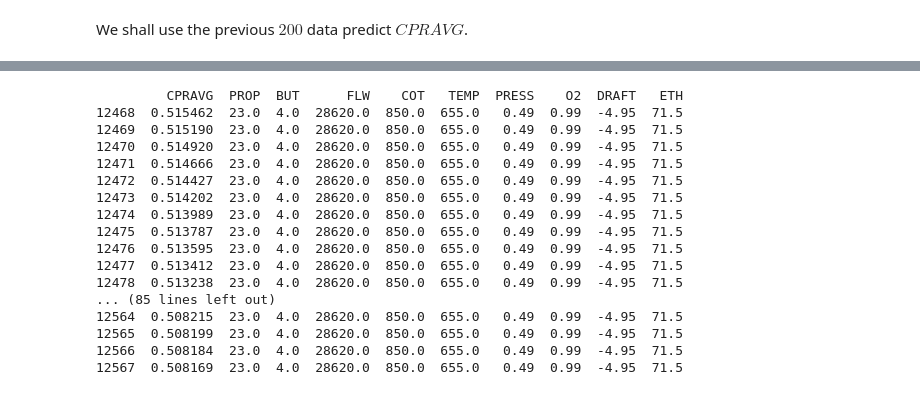
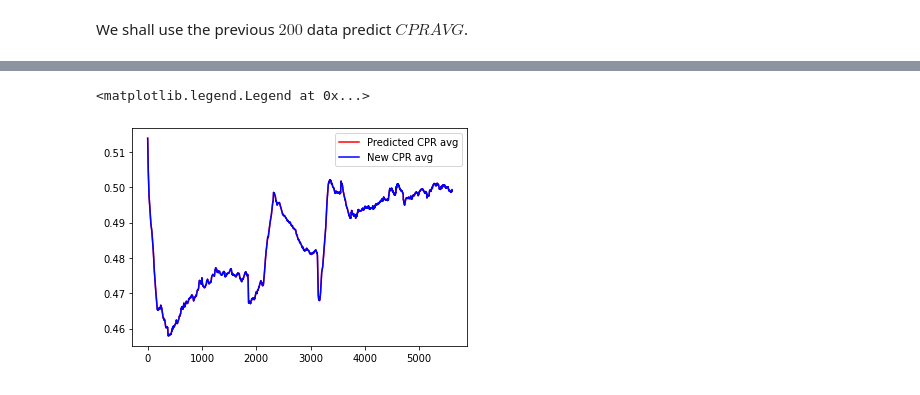
Before and after one commit to RiddhimanRaut/Deep-Learning-based-CPR-estimation, a Jupyter notebook: CPR_prediction_multivariate_LSTM_updated.ipynb, the cells around one changed output, grey strips where cells are left out. Drawn from its saved outputs; the diff is of its cells as text; code cells hidden in the pictures.

```diff
--- a/CPR_prediction_multivariate_LSTM_updated.ipynb
+++ b/CPR_prediction_multivariate_LSTM_updated.ipynb
@@ -183,26 +183,29 @@ We shall use the previous $200$ data predict $CPRAVG$.
 # %%
 starting_record = df.shape[0]
 CPRAVG_real_values = df['CPRAVG']
-temp = df
-for i in range(1000):
-  #Gathering the previous 200 data
+temp = pd.DataFrame.to_numpy(df)
+url_future = "https://raw.githubusercontent.com/RiddhimanRaut/Deep-Learning-based-CPR-estimation/main/Future_test_dataset.csv"
+df_future = pd.read_csv(url_future)
+length_of_future_prediction = df_future.shape[0]
+for i in range (length_of_future_prediction):
+  print("Predicting CPRAVG for entry:",i)
+  #Gathering the past 200 data
   total_df_length = temp.shape[0]
-  future_Xinput = temp[total_df_length - 60:total_df_length]
+  future_Xinput = temp[total_df_length - 200:total_df_length]
   future_Xinput_scaled = scaler.transform(future_Xinput)
   future_Xinput_scaled_batch = np.array([future_Xinput_scaled])
   future_prediction = model.predict(future_Xinput_scaled_batch)
   future_prediction = np.repeat(future_prediction, future_Xinput_scaled.shape[1],axis = -1)
   future_prediction = scaler.inverse_transform(future_prediction)[:,0]
+  #Parameters to be set:
+  future_data = df_future.loc[i]
+  future_data = pd.DataFrame.to_numpy(future_data)
+  future_data = future_data[0:10]
+  future_data[0] = future_prediction[0]
+  # print(future_data)
+  future_data = future_data.reshape(1,10)
+  temp = np.append(temp,future_data, axis = 0)
 
-  #Parameters to be set:
-  future_data = {}
-  future_data.update(CPRAVG = future_prediction[0])
-  future_data.update(PROP = df['PROP'][starting_record-1], BUT = df['BUT'][starting_record-1], FLW = df['FLW'][starting_record-1],	COT = df['COT'][starting_record-1],	TEMP = df['TEMP'][starting_record-1],	PRESS = df['PRESS'][starting_record-1],	O2 = df['O2'][starting_record-1],	DRAFT = df['DRAFT'][starting_record-1], ETH = df['ETH'][starting_record-1])
-  future_data = pd.DataFrame.from_dict(future_data, orient='index').T
-  temp = temp.append(future_data, ignore_index=True)
-future_df = temp[starting_record:temp.shape[0]]
-CPRAVG_predicted_values = future_df['CPRAVG']
-plt.plot(CPRAVG_real_values,color = 'red', label = 'Real CPR avg')
-plt.plot(CPRAVG_predicted_values, color = 'green', label = 'Predicted CPR avg')
-plt.legend()
+future_dataset_numpy = temp[starting_record:temp.shape[0],:]
+CPRAVG_predicted_values = future_dataset_numpy[:,0]
 # %% [output]
@@ -211,21 +229,8 @@ plt.legend()
-# %%
-pd.set_option('display.max_rows', None)  # or 1000
-print(future_df)
-# %% [output]
-         CPRAVG  PROP  BUT      FLW    COT   TEMP  PRESS    O2  DRAFT   ETH
-12468  0.515462  23.0  4.0  28620.0  850.0  655.0   0.49  0.99  -4.95  71.5
-12469  0.515190  23.0  4.0  28620.0  850.0  655.0   0.49  0.99  -4.95  71.5
-12470  0.514920  23.0  4.0  28620.0  850.0  655.0   0.49  0.99  -4.95  71.5
-12471  0.514666  23.0  4.0  28620.0  850.0  655.0   0.49  0.99  -4.95  71.5
-12472  0.514427  23.0  4.0  28620.0  850.0  655.0   0.49  0.99  -4.95  71.5
-12473  0.514202  23.0  4.0  28620.0  850.0  655.0   0.49  0.99  -4.95  71.5
-12474  0.513989  23.0  4.0  28620.0  850.0  655.0   0.49  0.99  -4.95  71.5
-12475  0.513787  23.0  4.0  28620.0  850.0  655.0   0.49  0.99  -4.95  71.5
-12476  0.513595  23.0  4.0  28620.0  850.0  655.0   0.49  0.99  -4.95  71.5
-12477  0.513412  23.0  4.0  28620.0  850.0  655.0   0.49  0.99  -4.95  71.5
-12478  0.513238  23.0  4.0  28620.0  850.0  655.0   0.49  0.99  -4.95  71.5
-... (85 lines left out)
-12564  0.508215  23.0  4.0  28620.0  850.0  655.0   0.49  0.99  -4.95  71.5
-12565  0.508199  23.0  4.0  28620.0  850.0  655.0   0.49  0.99  -4.95  71.5
-12566  0.508184  23.0  4.0  28620.0  850.0  655.0   0.49  0.99  -4.95  71.5
-12567  0.508169  23.0  4.0  28620.0  850.0  655.0   0.49  0.99  -4.95  71.5
+# %%
+plt.plot(CPRAVG_predicted_values,color = 'red', label = 'Predicted CPR avg')
+new_CPRAVG = df_future['CPRAVG']
+plt.plot(new_CPRAVG,color = 'Blue', label = 'New CPR avg')
+plt.legend()
+# %% [output]
+<matplotlib.legend.Legend at 0x...>
+[figure, added]
```
Also changed, not shown: parts of 5 cells of this notebook.
